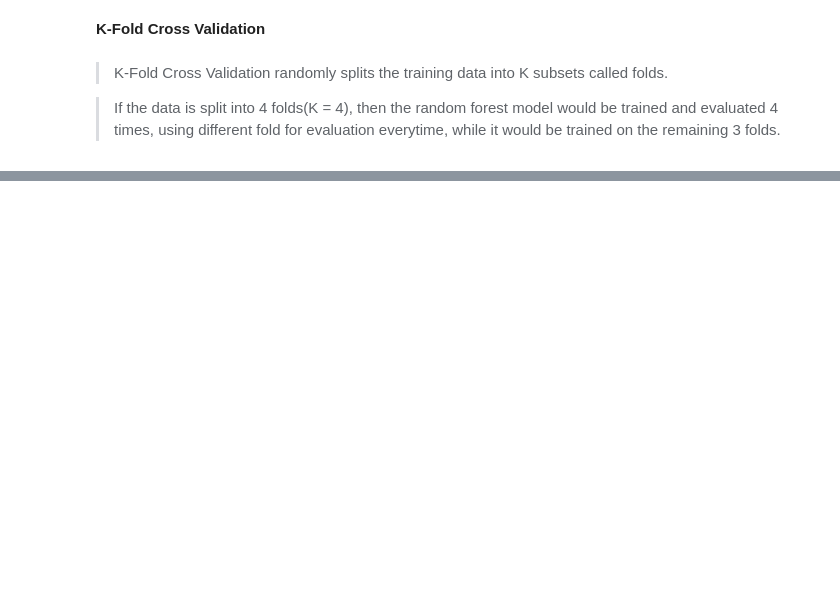
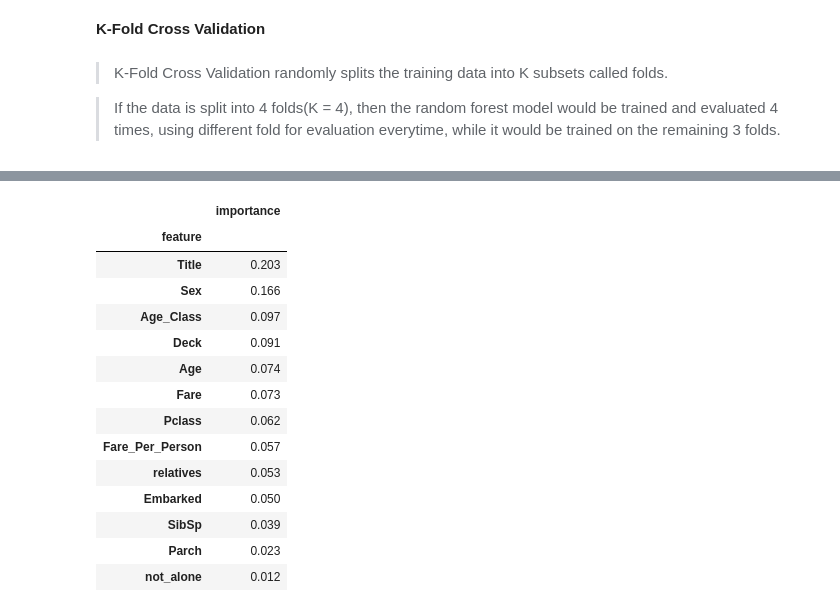
Before and after one commit to sunnylistax25/Titanic, a Jupyter notebook: Titanic.ipynb, the cells around one changed output, grey strips where cells are left out. Saved outputs shown, nothing was run; the diff lists cells and outputs as text; code cells hidden in the pictures; blank space fills up the shorter version.

```diff
--- a/Titanic.ipynb
+++ b/Titanic.ipynb
@@ -646,0 +649,22 @@ Standard Deviation: 0.0346315595948786
+# %%
+importances = pd.DataFrame({ 'feature': X_train.columns, 'importance':
+                            np.round(random_forest.feature_importances_,3)})
+importances = importances.sort_values('importance', ascending = False).set_index('feature')
+
+importances.head(15)
+# %% [output]
+|  | importance |
+| feature |  |
+| Title | 0.203 |
+| Sex | 0.166 |
+| Age_Class | 0.097 |
+| Deck | 0.091 |
+| Age | 0.074 |
+| Fare | 0.073 |
+| Pclass | 0.062 |
+| Fare_Per_Person | 0.057 |
+| relatives | 0.053 |
+| Embarked | 0.050 |
+| SibSp | 0.039 |
+| Parch | 0.023 |
+| not_alone | 0.012 |
```
Also changed, not shown: parts of 20 cells of this notebook.
